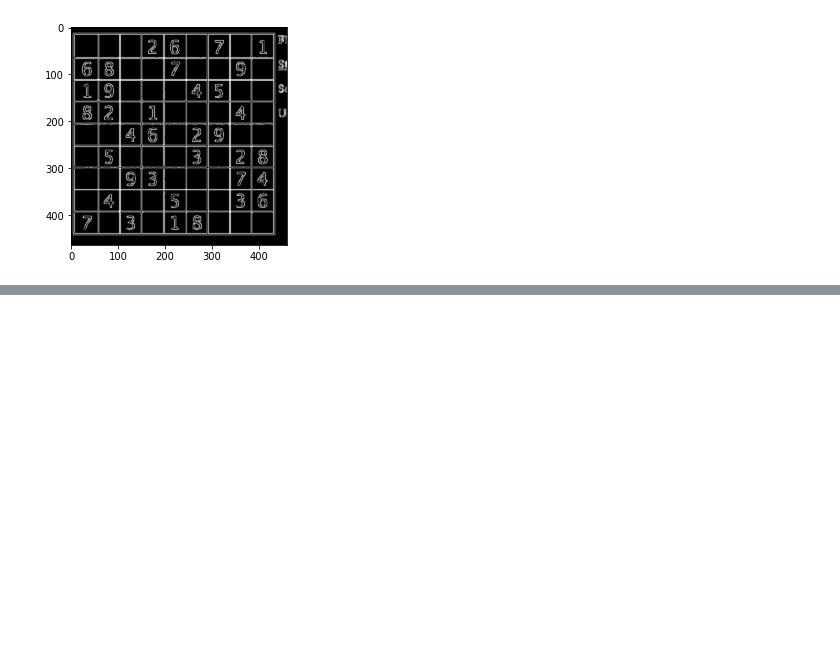
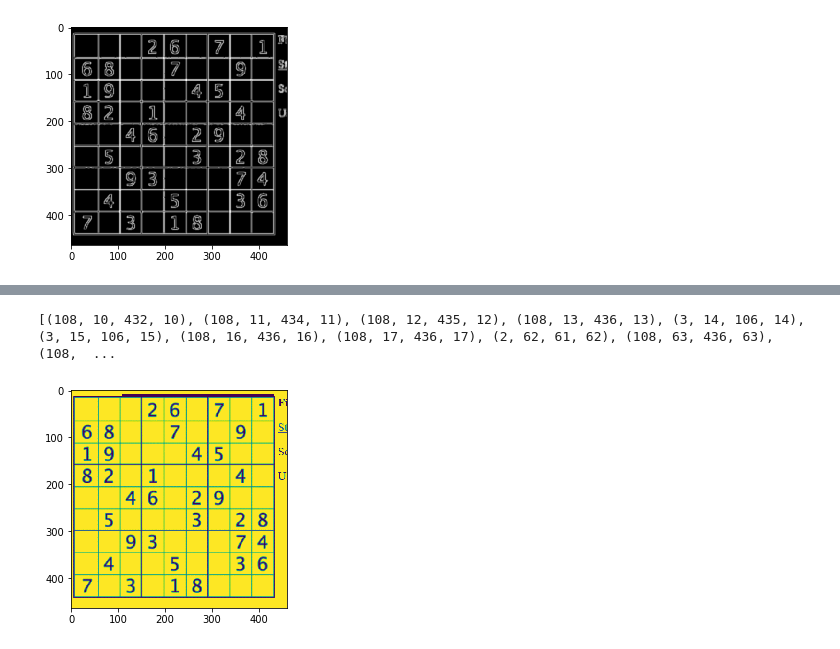
Before and after one commit to ASzwarc/SudokuSolver, a Jupyter notebook: model/experiments_board_image_processing.ipynb, the cells around one changed output, grey strips where cells are left out. Drawn from its saved outputs; the diff is of its cells as text; code cells hidden in the pictures; blank space fills up the shorter version.

```diff
--- a/model/experiments_board_image_processing.ipynb
+++ b/model/experiments_board_image_processing.ipynb
@@ -188,0 +53,14 @@ def resize_images_to_mnist(image_list: List) -> List:
+# %%
+def transform_lines(input_lines):
+    return [(line[0][0], line[0][1], line[0][2], line[0][3]) for line in input_lines]
+# %%
+single_line_image = np.copy(img_gray)
+lines = transform_lines(lines)
+lines.sort(key=lambda tup: tup[1])
+x1,y1,x2,y2 = lines[0]
+cv.line(single_line_image, (x1,y1), (x2,y2), (0,255,255), 2)
+plt.imshow(single_line_image)
+print(lines)
+# %% [output]
+[(108, 10, 432, 10), (108, 11, 434, 11), (108, 12, 435, 12), (108, 13, 436, 13), (3, 14, 106, 14), (3, 15, 106, 15), (108, 16, 436, 16), (108, 17, 436, 17), (2, 62, 61, 62), (108, 63, 436, 63), (108,  ...
+[figure, added]
```
Also changed, not shown: parts of 8 cells of this notebook.
